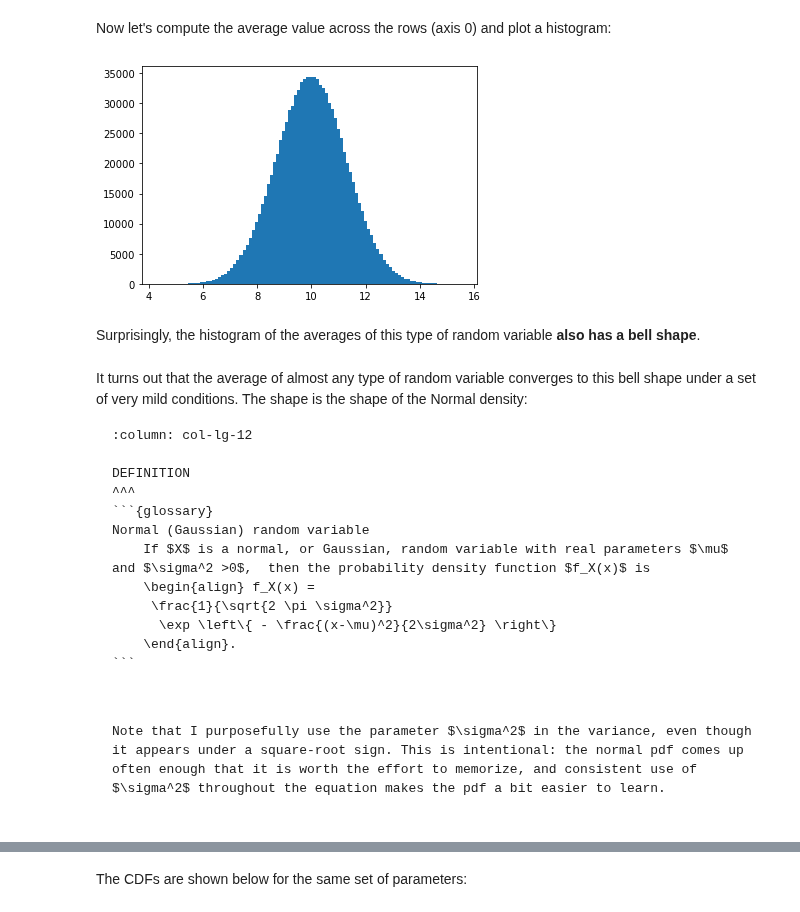
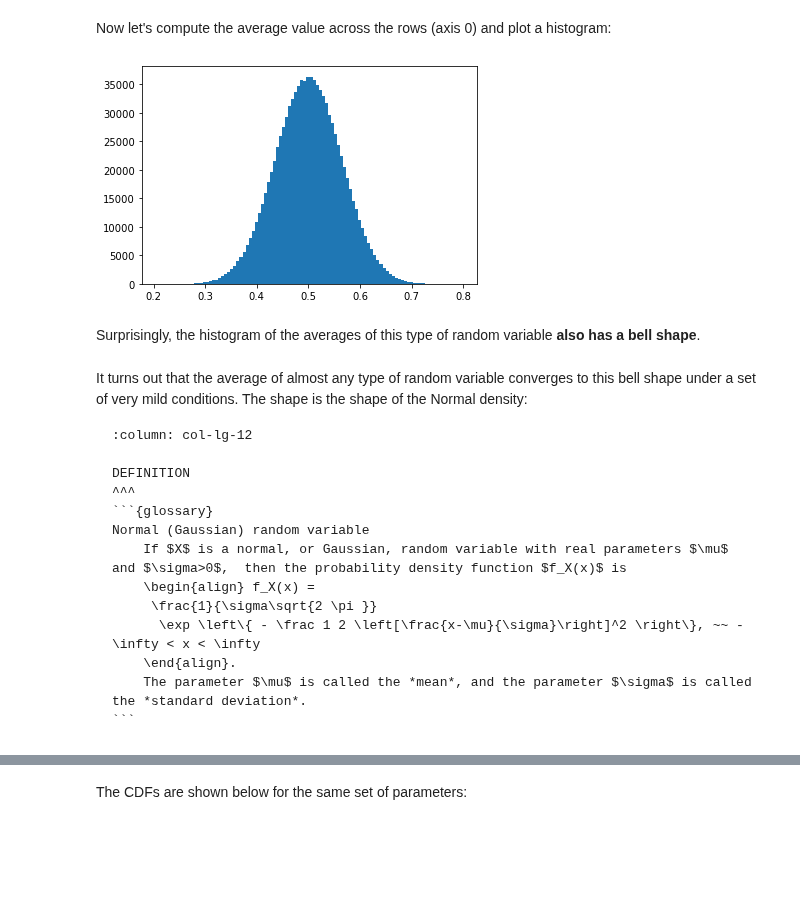
Before and after one commit to datalayer-courses/foundations-of-data-science-with-python, a Jupyter notebook: 08-random-variables/important-continuous-rvs.ipynb, the cells around one changed output, grey strips where cells are left out. Saved outputs shown, nothing was run; the diff lists cells and outputs as text; code cells hidden in the pictures; blank space fills up the shorter version.

Commit message:
Finish examples and update transition from sigma^2 to sigma in Normal density and examples. Add section on continuous RVs to _toc.yml, so it will now show up on GitHub Pages.

`````diff
--- a/08-random-variables/important-continuous-rvs.ipynb
+++ b/08-random-variables/important-continuous-rvs.ipynb
@@ -247,11 +297,10 @@ u = U.rvs(size=(20, 1_000_000) )
 # %% [markdown]
 Now let's compute the average value across the rows (axis 0) and plot a histogram:
 # %%
-#sums = u.sum(axis=0)
 means = np.mean(u, axis=0)
-plt.hist(sums, bins=100);
+plt.hist(means, bins=100);
 # %% [output]
-[figure, old version]
+[figure, new version]
 # %% [markdown]
 Surprisingly, the histogram of the averages of this type of random variable **also has a bell shape**.
 # %% [markdown]
@@ -264,16 +313,11 @@ DEFINITION
 ^^^
 ```{glossary}
 Normal (Gaussian) random variable
-    If $X$ is a normal, or Gaussian, random variable with real parameters $\mu$ and $\sigma^2 >0$,  then the probability density function $f_X(x)$ is
+    If $X$ is a normal, or Gaussian, random variable with real parameters $\mu$ and $\sigma>0$,  then the probability density function $f_X(x)$ is
     \begin{align} f_X(x) =
-     \frac{1}{\sqrt{2 \pi \sigma^2}}
-      \exp \left\{ - \frac{(x-\mu)^2}{2\sigma^2} \right\}
+     \frac{1}{\sigma\sqrt{2 \pi }}
+      \exp \left\{ - \frac 1 2 \left[\frac{x-\mu}{\sigma}\right]^2 \right\}, ~~ -\infty < x < \infty
     \end{align}.
+    The parameter $\mu$ is called the *mean*, and the parameter $\sigma$ is called the *standard deviation*.
 ```
 ````
-# %% [markdown]
-```{note}
-
-Note that I purposefully use the parameter $\sigma^2$ in the variance, even though it appears under a square-root sign. This is intentional: the normal pdf comes up often enough that it is worth the effort to memorize, and consistent use of $\sigma^2$ throughout the equation makes the pdf a bit easier to learn.
-
-```
`````
Also changed, not shown: parts of 74 cells of this notebook, 1 other file.
